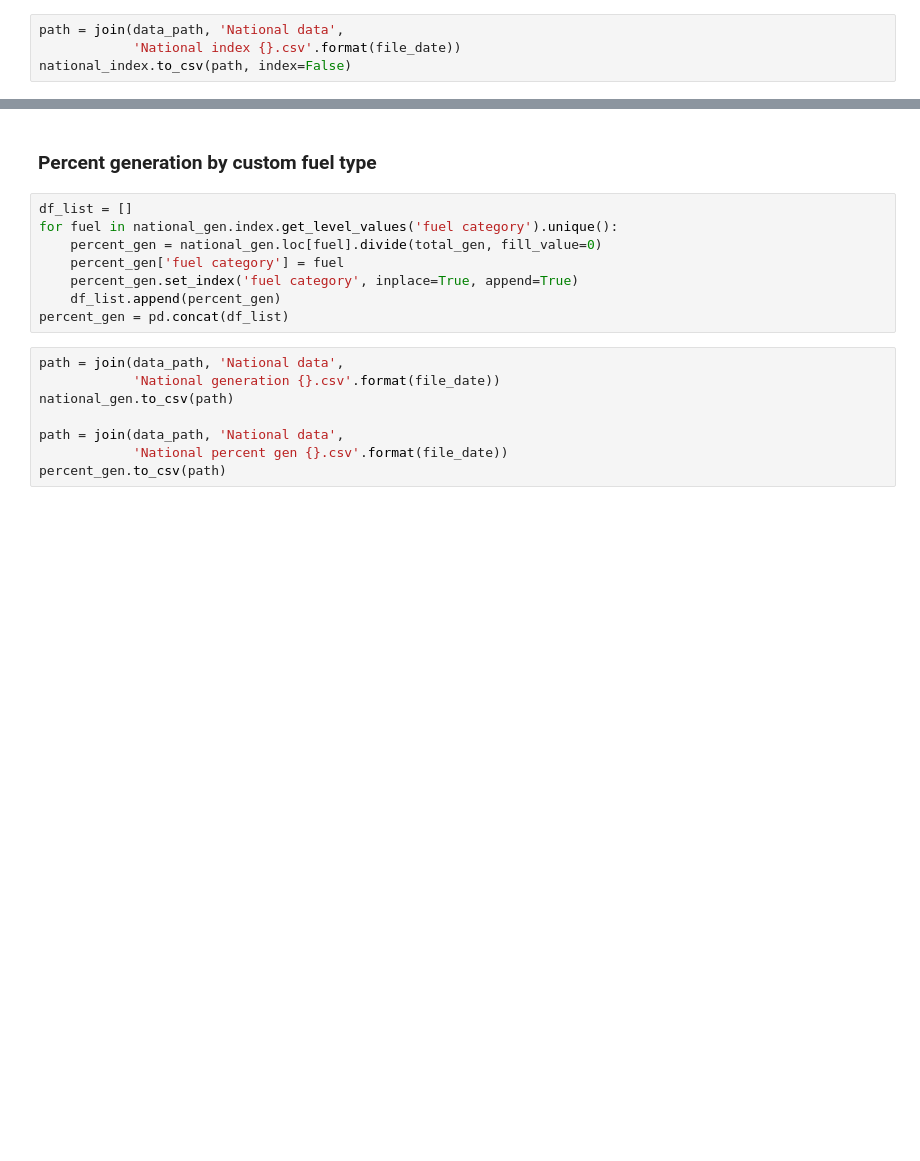
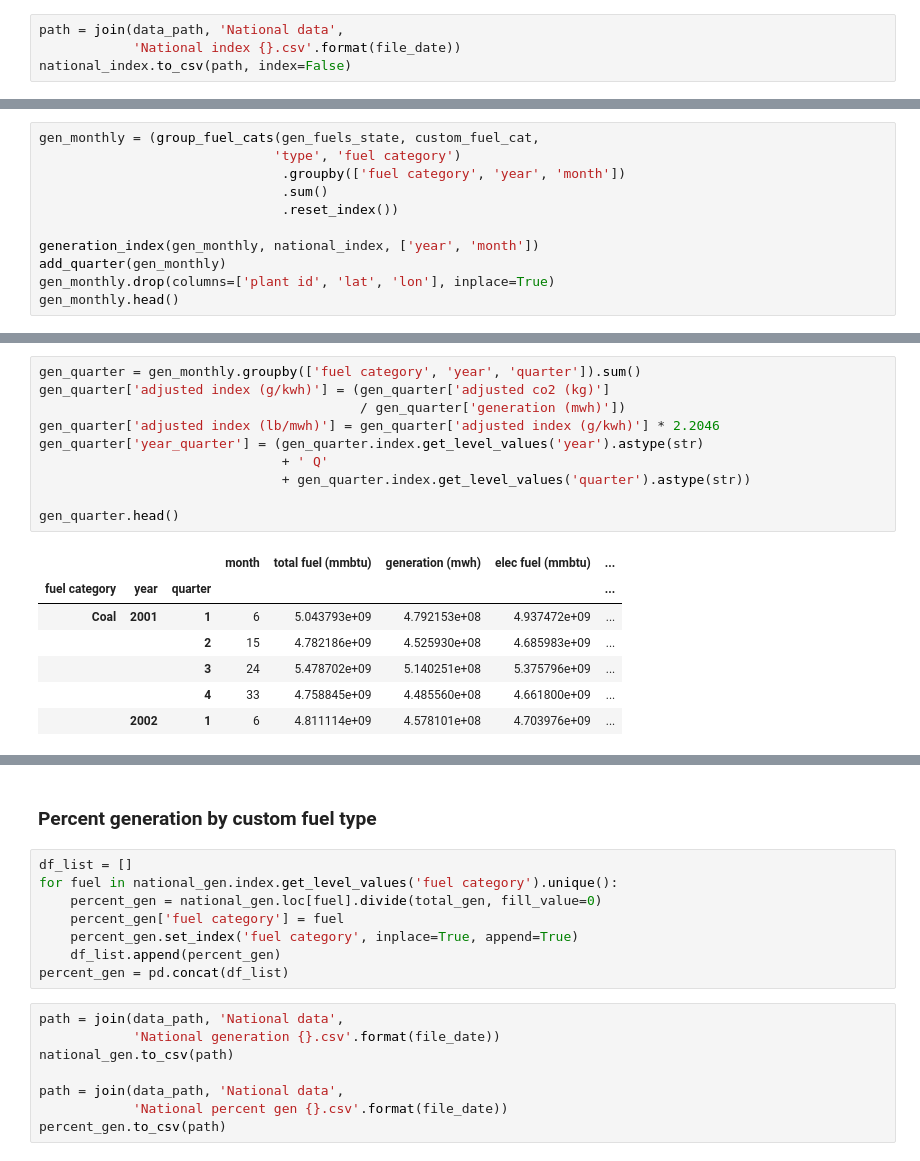
Before and after one commit to gschivley/carbon-index, a Jupyter notebook: Notebooks/Calculate national and NERC gen and emissions.ipynb, the cells around one changed output, grey strips where cells are left out. Drawn from its saved outputs; the diff is of its cells as text; blank space fills up the shorter version.

```diff
--- a/Notebooks/Calculate national and NERC gen and emissions.ipynb
+++ b/Notebooks/Calculate national and NERC gen and emissions.ipynb
@@ -146,0 +267,11 @@ national_index.to_csv(path, index=False)
+# %%
+gen_monthly = (group_fuel_cats(gen_fuels_state, custom_fuel_cat,
+                              'type', 'fuel category')
+                               .groupby(['fuel category', 'year', 'month'])
+                               .sum()
+                               .reset_index())
+
+generation_index(gen_monthly, national_index, ['year', 'month'])
+add_quarter(gen_monthly)
+gen_monthly.drop(columns=['plant id', 'lat', 'lon'], inplace=True)
+gen_monthly.head()
@@ -146,0 +285,18 @@ national_index.to_csv(path, index=False)
+# %%
+gen_quarter = gen_monthly.groupby(['fuel category', 'year', 'quarter']).sum()
+gen_quarter['adjusted index (g/kwh)'] = (gen_quarter['adjusted co2 (kg)']
+                                         / gen_quarter['generation (mwh)'])
+gen_quarter['adjusted index (lb/mwh)'] = gen_quarter['adjusted index (g/kwh)'] * 2.2046
+gen_quarter['year_quarter'] = (gen_quarter.index.get_level_values('year').astype(str)
+                               + ' Q'
+                               + gen_quarter.index.get_level_values('quarter').astype(str))
+
+gen_quarter.head()
+# %% [output]
+|  |  |  | month | total fuel (mmbtu) | generation (mwh) | elec fuel (mmbtu) | ... |
+| fuel category | year | quarter |  |  |  |  | ... |
+| Coal | 2001 | 1 | 6 | 5.043793e+09 | 4.792153e+08 | 4.937472e+09 | ... |
+|  |  | 2 | 15 | 4.782186e+09 | 4.525930e+08 | 4.685983e+09 | ... |
+|  |  | 3 | 24 | 5.478702e+09 | 5.140251e+08 | 5.375796e+09 | ... |
+|  |  | 4 | 33 | 4.758845e+09 | 4.485560e+08 | 4.661800e+09 | ... |
+|  | 2002 | 1 | 6 | 4.811114e+09 | 4.578101e+08 | 4.703976e+09 | ... |
```
Also changed, not shown: parts of 23 cells of this notebook.
